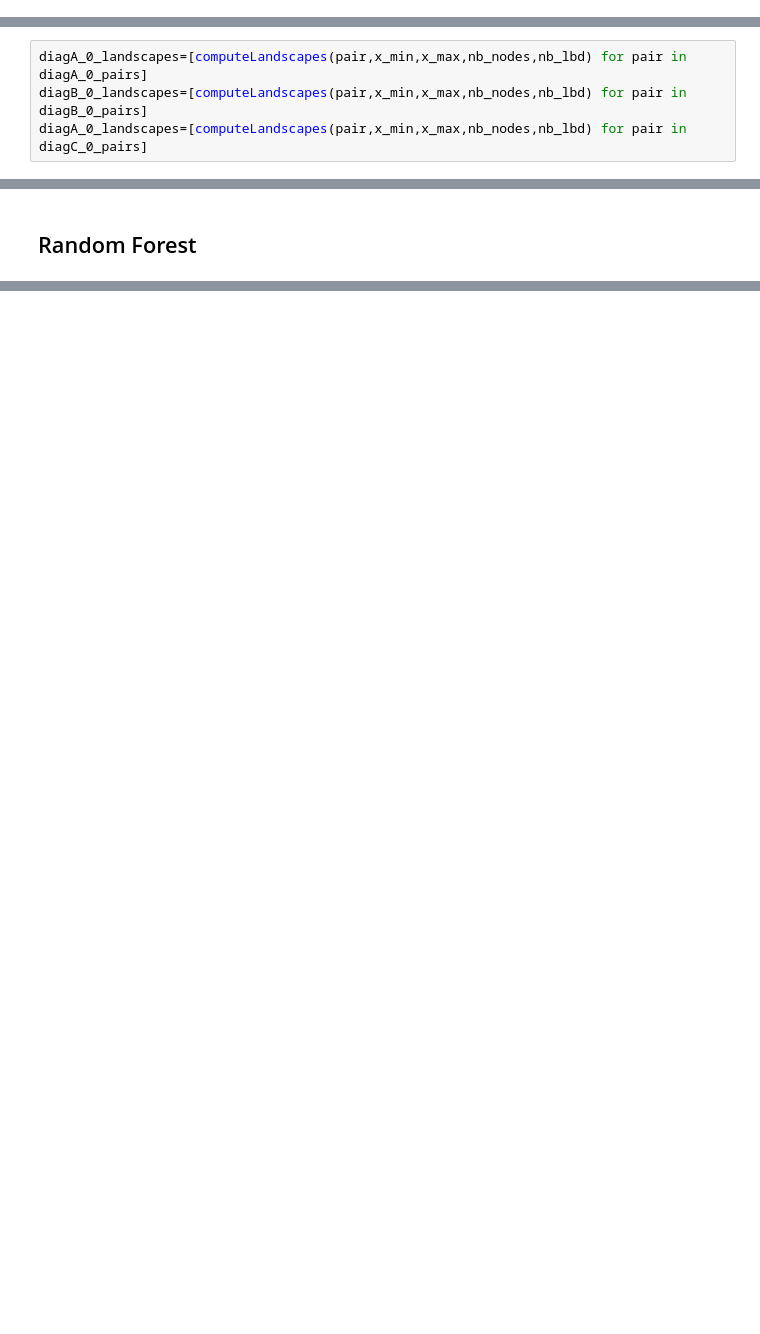
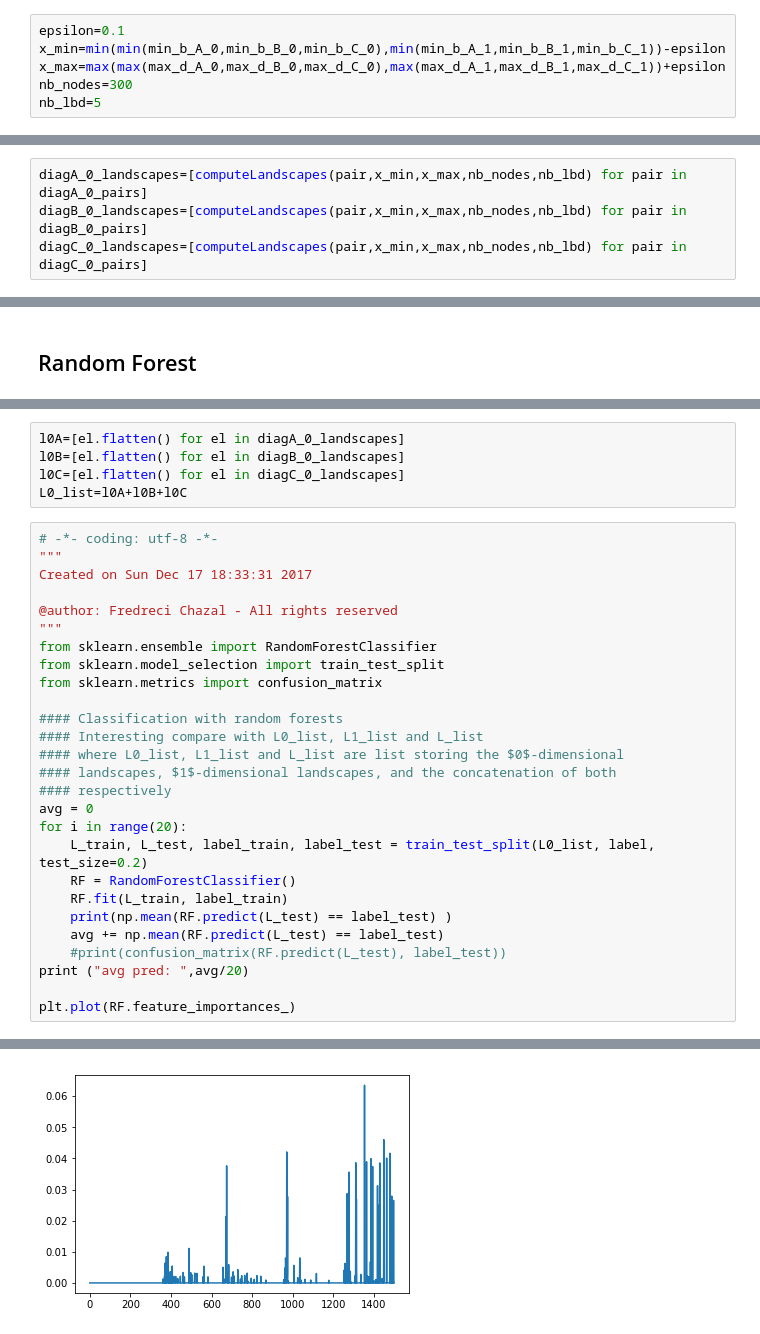
Before and after one commit to melisandeteng/PersistentHomology, a Jupyter notebook: dataSmartphoneProject.ipynb, the cells around one changed output, grey strips where cells are left out. Saved outputs shown, nothing was run; the diff lists cells and outputs as text; blank space fills up the shorter version.

```diff
--- a/dataSmartphoneProject.ipynb
+++ b/dataSmartphoneProject.ipynb
@@ -474,9 +481,15 @@ nb_lbd=5
+# %%
+epsilon=0.1
+x_min=min(min(min_b_A_0,min_b_B_0,min_b_C_0),min(min_b_A_1,min_b_B_1,min_b_C_1))-epsilon
+x_max=max(max(max_d_A_0,max_d_B_0,max_d_C_0),max(max_d_A_1,max_d_B_1,max_d_C_1))+epsilon
+nb_nodes=300
+nb_lbd=5
 # %% [markdown]
 > with 0-persitent diagram
 # %%
 diagA_0_landscapes=[computeLandscapes(pair,x_min,x_max,nb_nodes,nb_lbd) for pair in diagA_0_pairs]
 diagB_0_landscapes=[computeLandscapes(pair,x_min,x_max,nb_nodes,nb_lbd) for pair in diagB_0_pairs]
-diagA_0_landscapes=[computeLandscapes(pair,x_min,x_max,nb_nodes,nb_lbd) for pair in diagC_0_pairs]
+diagC_0_landscapes=[computeLandscapes(pair,x_min,x_max,nb_nodes,nb_lbd) for pair in diagC_0_pairs]
 # %% [markdown]
 > with 1-persitent diagram
 # %%
@@ -545,0 +503,33 @@ NameError: name 'train' is not defined
+# %%
+l0A=[el.flatten() for el in diagA_0_landscapes]
+l0B=[el.flatten() for el in diagB_0_landscapes]
+l0C=[el.flatten() for el in diagC_0_landscapes]
+L0_list=l0A+l0B+l0C
+# %%
+# -*- coding: utf-8 -*-
+"""
+Created on Sun Dec 17 18:33:31 2017
+
+@author: Fredreci Chazal - All rights reserved
+"""
+from sklearn.ensemble import RandomForestClassifier
+from sklearn.model_selection import train_test_split
+from sklearn.metrics import confusion_matrix
+
+#### Classification with random forests
+#### Interesting compare with L0_list, L1_list and L_list
+#### where L0_list, L1_list and L_list are list storing the $0$-dimensional
+#### landscapes, $1$-dimensional landscapes, and the concatenation of both
+#### respectively
+avg = 0
+for i in range(20):
+    L_train, L_test, label_train, label_test = train_test_split(L0_list, label, test_size=0.2)
+    RF = RandomForestClassifier()
+    RF.fit(L_train, label_train)
+    print(np.mean(RF.predict(L_test) == label_test) )
+    avg += np.mean(RF.predict(L_test) == label_test)
+    #print(confusion_matrix(RF.predict(L_test), label_test))
+print ("avg pred: ",avg/20)
+
+plt.plot(RF.feature_importances_)
+# %% [output]
@@ -545,0 +554 @@ NameError: name 'train' is not defined
+[figure, added]
```
Also changed, not shown: parts of 45 cells of this notebook.
